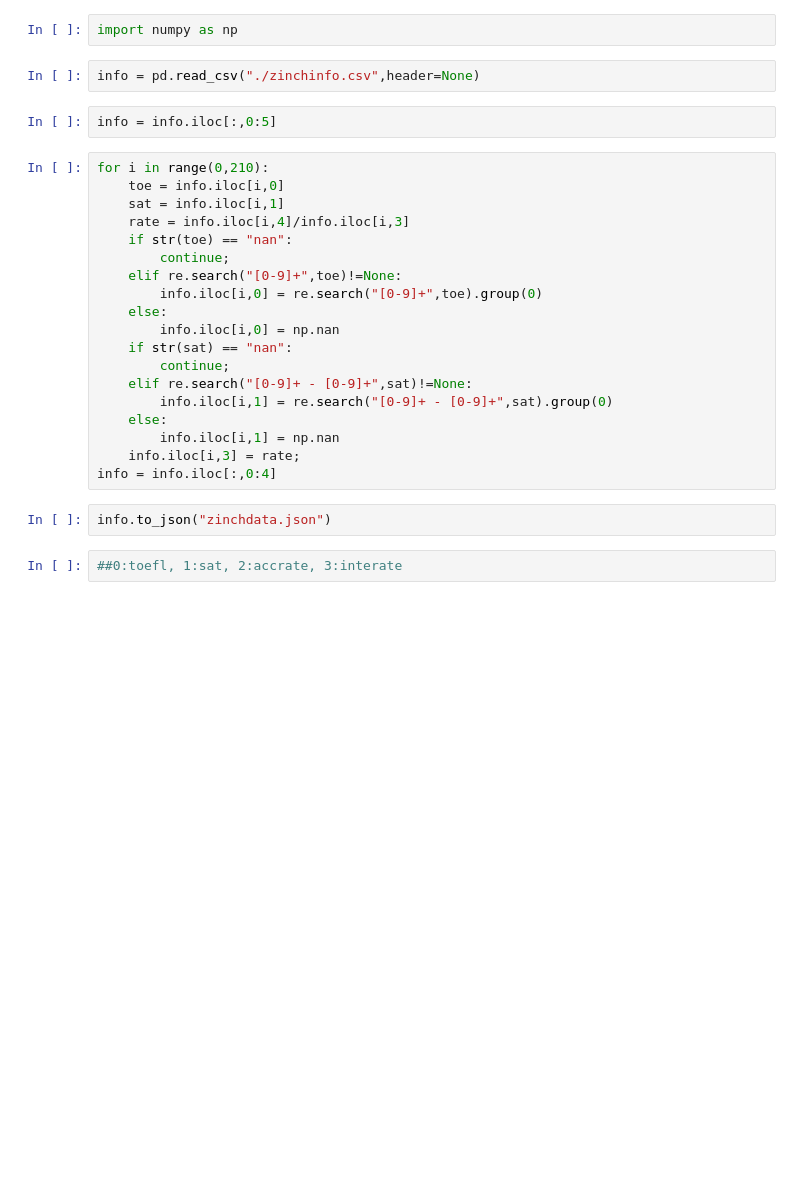
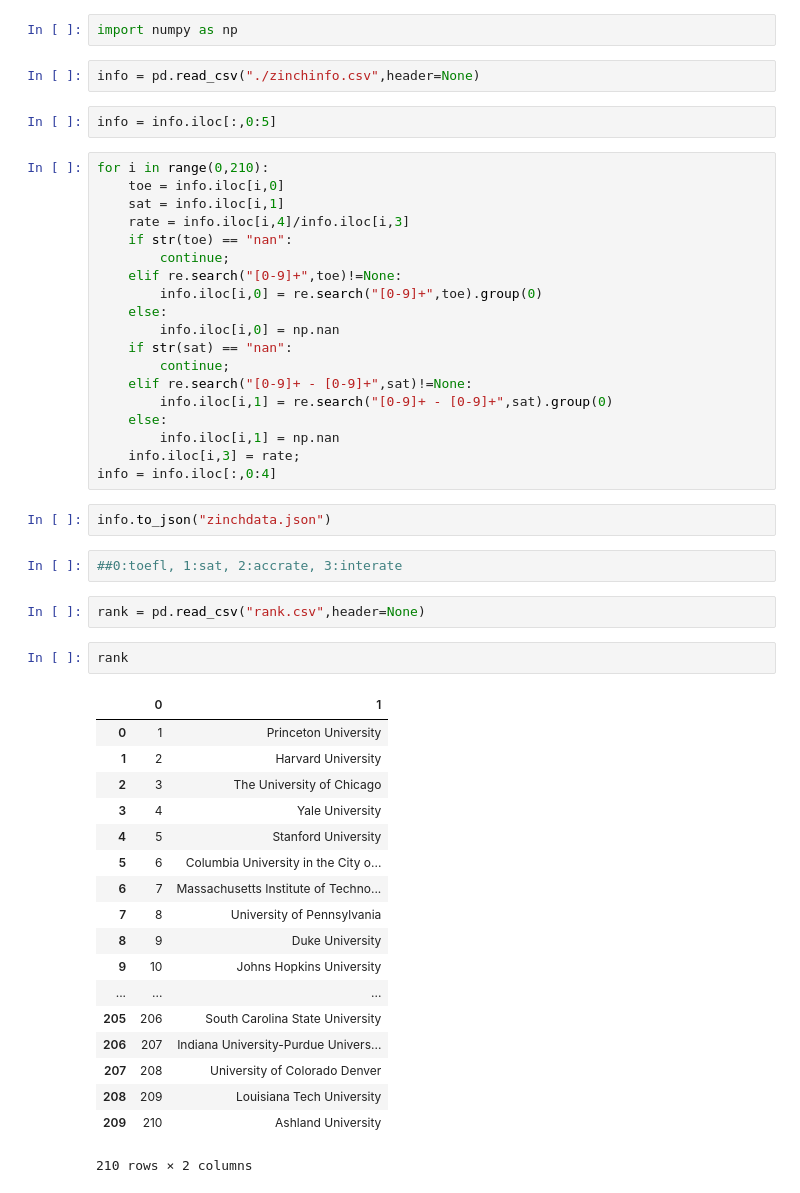
Before and after one commit to 93haijC/university_web, a Jupyter notebook: zinchDataCrawling.ipynb, the cells around one changed output. Cells and saved outputs as stored; diff of their text form; blank space fills up the shorter version.

```diff
--- a/zinchDataCrawling.ipynb
+++ b/zinchDataCrawling.ipynb
@@ -90,3 +160,26 @@ info = info.iloc[:,0:4]
 info.to_json("zinchdata.json")
 # %%
 ##0:toefl, 1:sat, 2:accrate, 3:interate
+# %%
+rank = pd.read_csv("rank.csv",header=None)
+# %%
+rank
+# %% [output]
+|  | 0 | 1 |
+| 0 | 1 | Princeton University |
+| 1 | 2 | Harvard University |
+| 2 | 3 | The University of Chicago |
+| 3 | 4 | Yale University |
+| 4 | 5 | Stanford University |
+| 5 | 6 | Columbia University in the City o... |
+| 6 | 7 | Massachusetts Institute of Techno... |
+| 7 | 8 | University of Pennsylvania |
+| 8 | 9 | Duke University |
+| 9 | 10 | Johns Hopkins University |
+| ... | ... | ... |
+| 205 | 206 | South Carolina State University |
+| 206 | 207 | Indiana University-Purdue Univers... |
+| 207 | 208 | University of Colorado Denver |
+| 208 | 209 | Louisiana Tech University |
+| 209 | 210 | Ashland University |
+210 rows × 2 columns
```
Also changed, not shown: parts of 17 cells of this notebook, 23 other files.
